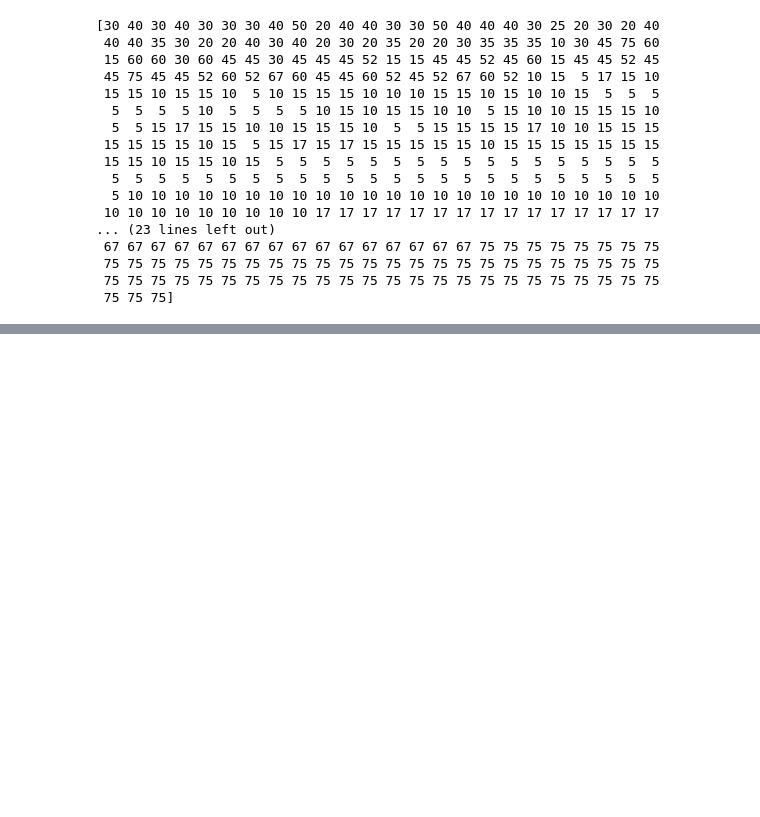
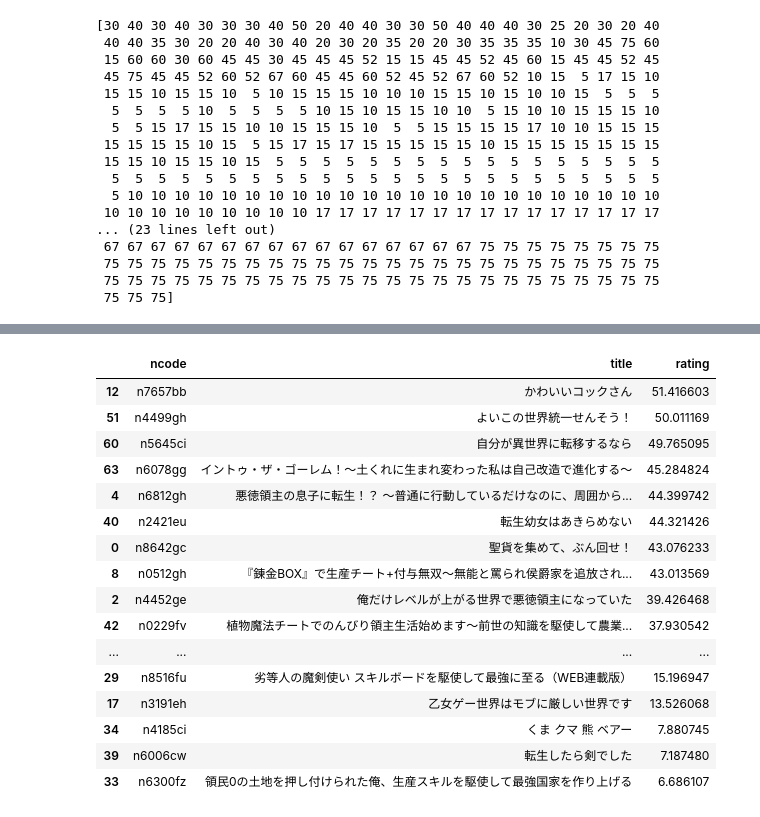
Before and after one commit to tayutaedomo/novelrating, a Jupyter notebook: scripts/training/model_3_oversampling.ipynb, the cells around one changed output, grey strips where cells are left out. Saved outputs shown, nothing was run; the diff lists cells and outputs as text; code cells hidden in the pictures; blank space fills up the shorter version.

```diff
--- a/scripts/training/model_3_oversampling.ipynb
+++ b/scripts/training/model_3_oversampling.ipynb
@@ -385 +346,23 @@ rating    24.836239
 dtype: float64
+# %%
+pd.set_option('display.max_rows', None)
+
+df_rating.sort_values('rating', ascending=False)
+# %% [output]
+|  | ncode | title | rating |
+| 12 | n7657bb | かわいいコックさん | 51.416603 |
+| 51 | n4499gh | よいこの世界統一せんそう！ | 50.011169 |
+| 60 | n5645ci | 自分が異世界に転移するなら | 49.765095 |
+| 63 | n6078gg | イントゥ・ザ・ゴーレム！～土くれに生まれ変わった私は自己改造で進化する～ | 45.284824 |
+| 4 | n6812gh | 悪徳領主の息子に転生！？ ～普通に行動しているだけなのに、周囲から... | 44.399742 |
+| 40 | n2421eu | 転生幼女はあきらめない | 44.321426 |
+| 0 | n8642gc | 聖貨を集めて、ぶん回せ！ | 43.076233 |
+| 8 | n0512gh | 『錬金BOX』で生産チート+付与無双～無能と罵られ侯爵家を追放され... | 43.013569 |
+| 2 | n4452ge | 俺だけレベルが上がる世界で悪徳領主になっていた | 39.426468 |
+| 42 | n0229fv | 植物魔法チートでのんびり領主生活始めます～前世の知識を駆使して農業... | 37.930542 |
+| ... | ... | ... | ... |
+| 29 | n8516fu | 劣等人の魔剣使い スキルボードを駆使して最強に至る（WEB連載版） | 15.196947 |
+| 17 | n3191eh | 乙女ゲー世界はモブに厳しい世界です | 13.526068 |
+| 34 | n4185ci | くま クマ 熊 ベアー | 7.880745 |
+| 39 | n6006cw | 転生したら剣でした | 7.187480 |
+| 33 | n6300fz | 領民0の土地を押し付けられた俺、生産スキルを駆使して最強国家を作り上げる | 6.686107 |
```
Also changed, not shown: parts of 23 cells of this notebook.
